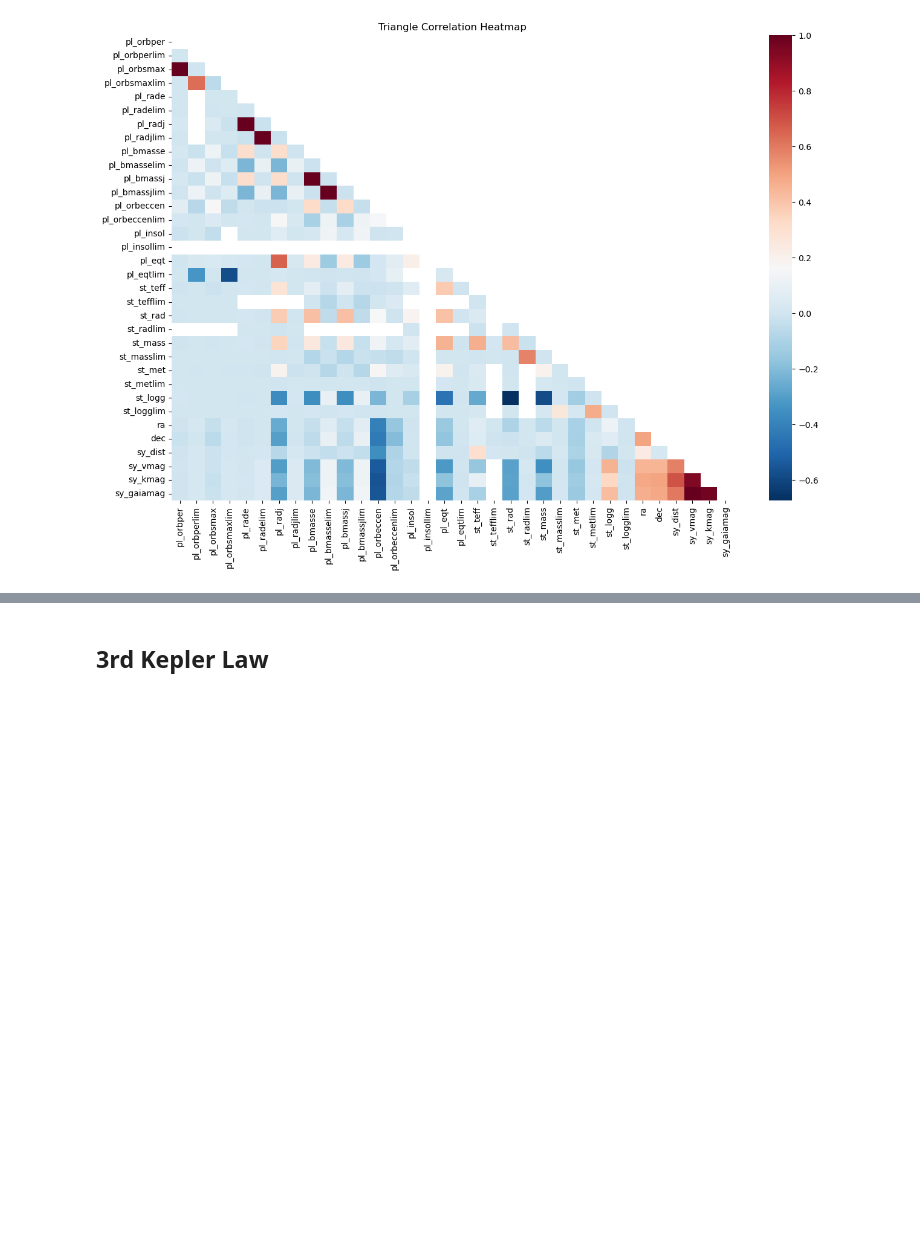
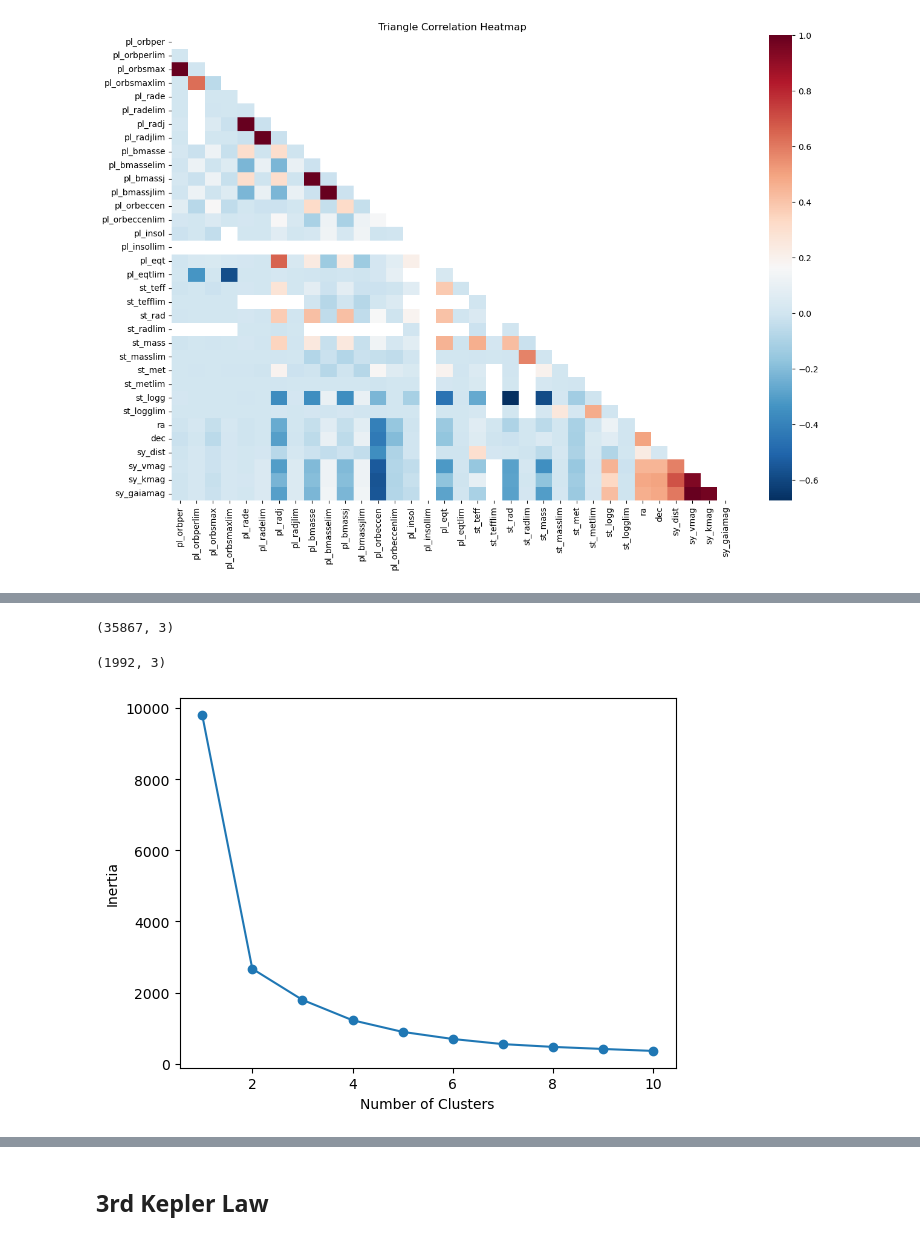
Before and after one commit to 314sirius/ML-examples, a Jupyter notebook: Example3/Exoplanets.ipynb, the cells around one changed output, grey strips where cells are left out. Drawn from its saved outputs; the diff is of its cells as text; code cells hidden in the pictures; blank space fills up the shorter version.

```diff
--- a/Example3/Exoplanets.ipynb
+++ b/Example3/Exoplanets.ipynb
@@ -229,0 +320,5 @@ plt.show()
+# %%
+df_3d=floats_main[['pl_orbsmax', 'pl_rade', 'pl_bmasse']].copy()
+df_3d.shape
+# %% [output]
+(35867, 3)
@@ -229,0 +327,19 @@ plt.show()
+# %%
+df_3d_dropped.shape
+# %% [output]
+(1992, 3)
+# %%
+#Searching for optimal number of clusters with the elbow method
+inertia = []
+list_num_clusters = list(range(1,11))
+for num_clusters in list_num_clusters:
+    km = KMeans(n_clusters=num_clusters)
+    km.fit(df_3d_dropped)
+    inertia.append(km.inertia_)
+
+plt.plot(list_num_clusters,inertia)
+plt.scatter(list_num_clusters,inertia)
+plt.xlabel('Number of Clusters')
+plt.ylabel('Inertia');
+# %% [output]
+[figure, added]
```
Also changed, not shown: parts of 39 cells of this notebook.
